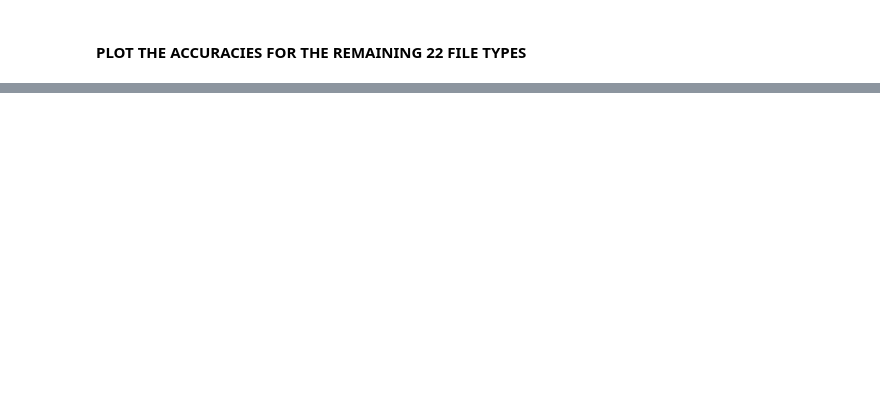
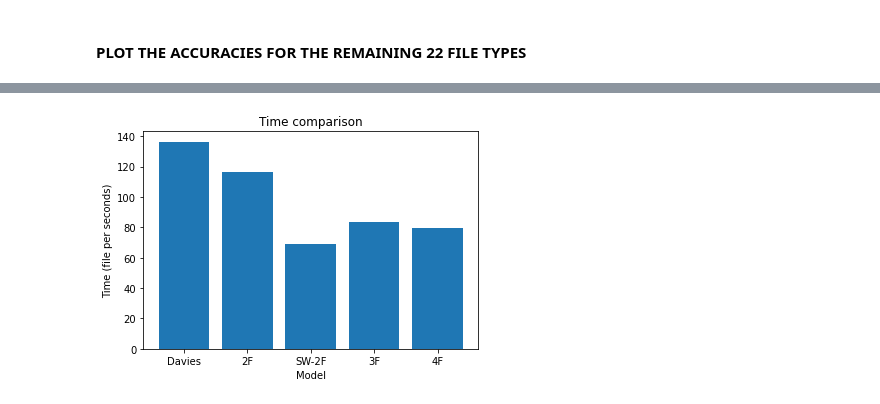
Before and after one commit to gomitolof/DAA-for-Ransomware-detection, a Jupyter notebook: models_mix/best_models.ipynb, the cells around one changed output, grey strips where cells are left out. Cells and saved outputs as stored; diff of their text form; code cells hidden in the pictures; blank space fills up the shorter version.

Commit message:
Time analysis

```diff
--- a/models_mix/best_models.ipynb
+++ b/models_mix/best_models.ipynb
@@ -1013,0 +1014,14 @@ plt.show()
+# %%
+model = ["Davies", "2F", "SW-2F", "3F", "4F"]
+time = [41/5590,48/5590,81/5571,67/5590,70/5590]
+time1= [5590/41,5590/48,5571/81,5590/67,5590/70]
+x_pos = np.arange(len(model))
+
+plt.bar(x_pos, time1, align='center')
+plt.xticks(x_pos, model)
+plt.ylabel('Time (file per seconds)')
+plt.xlabel('Model')
+plt.title('Time comparison')
+plt.show()
+# %% [output]
+[figure, added]
```
Also changed, not shown: parts of 16 cells of this notebook, 26 other files.
